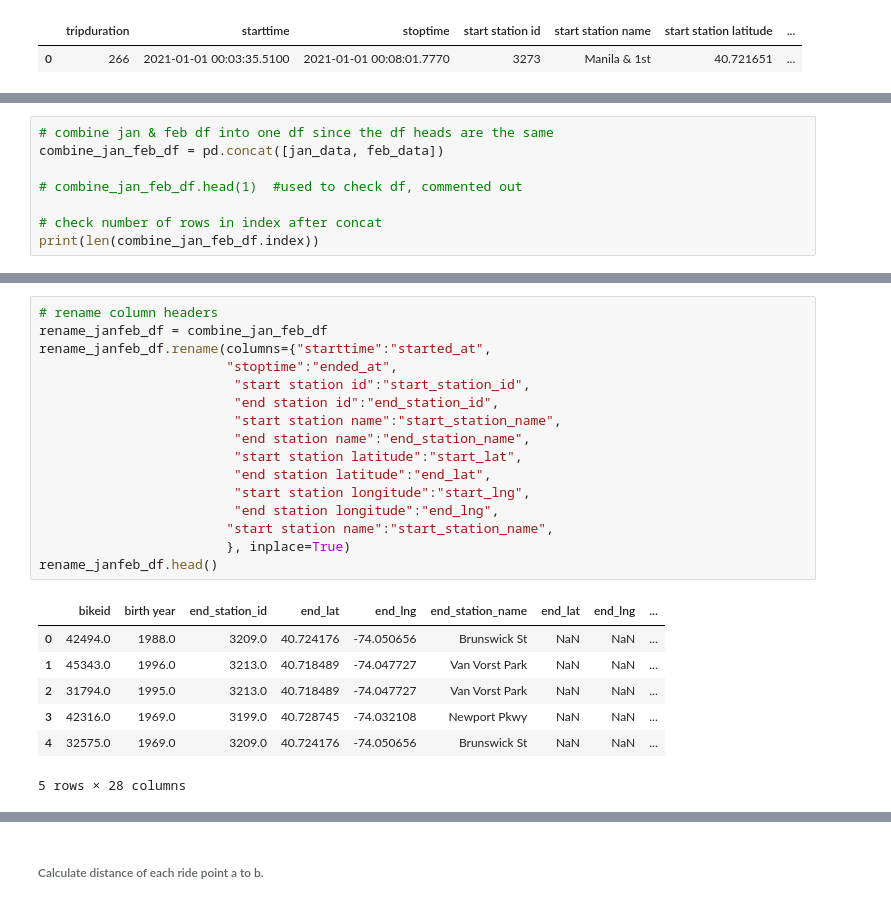
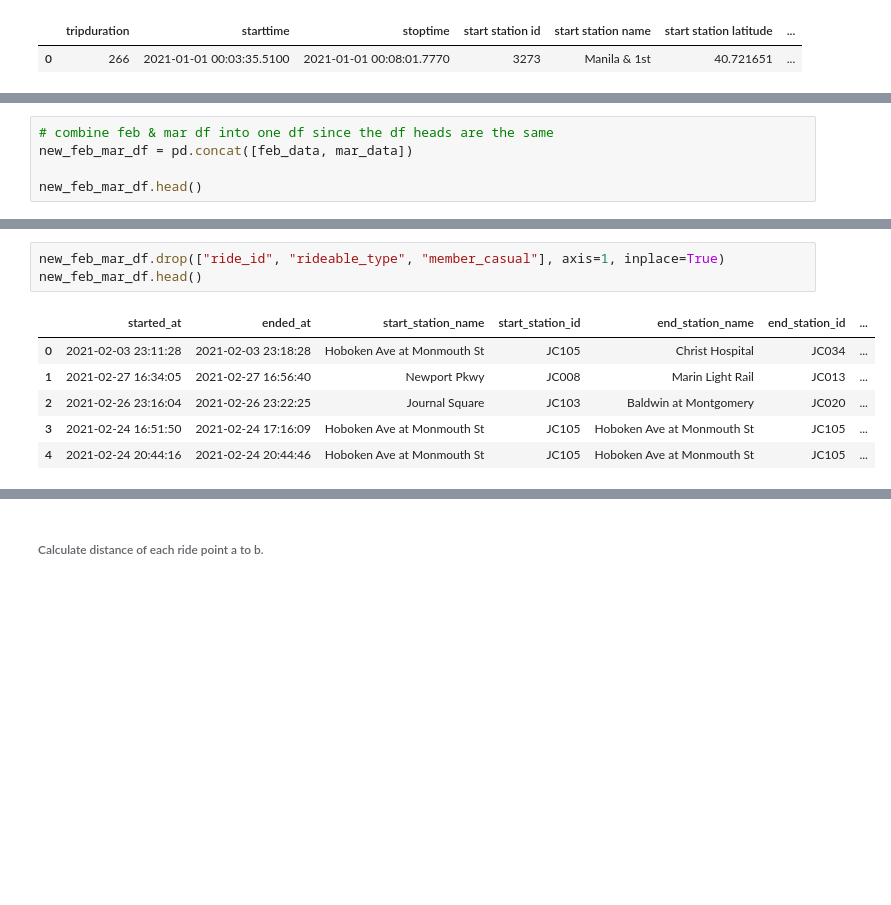
Before and after one commit to speedracer05/Tableau-CitiBike-Visualization, a Jupyter notebook: CityBike_transform_data.ipynb, the cells around one changed output, grey strips where cells are left out. Drawn from its saved outputs; the diff is of its cells as text; blank space fills up the shorter version.

```diff
--- a/CityBike_transform_data.ipynb
+++ b/CityBike_transform_data.ipynb
@@ -43,9 +68,6 @@ print(len(mar_data.columns))
 # %%
-# combine jan & feb df into one df since the df heads are the same
-combine_jan_feb_df = pd.concat([jan_data, feb_data])
+# combine feb & mar df into one df since the df heads are the same
+new_feb_mar_df = pd.concat([feb_data, mar_data])
 
-# combine_jan_feb_df.head(1)  #used to check df, commented out
-
-# check number of rows in index after concat
-print(len(combine_jan_feb_df.index))
+new_feb_mar_df.head()
 # %% [output]
@@ -58,25 +80,11 @@ To retain the current behavior and silence the warning, pass 'sort=True'.
 # %%
-# rename column headers
-rename_janfeb_df = combine_jan_feb_df
-rename_janfeb_df.rename(columns={"starttime":"started_at",
-                        "stoptime":"ended_at",
-                         "start station id":"start_station_id",
-                         "end station id":"end_station_id",
-                         "start station name":"start_station_name",
-                         "end station name":"end_station_name",
-                         "start station latitude":"start_lat",
-                         "end station latitude":"end_lat",
-                         "start station longitude":"start_lng",
-                         "end station longitude":"end_lng",
-                        "start station name":"start_station_name",
-                        }, inplace=True)
-rename_janfeb_df.head()
+new_feb_mar_df.drop(["ride_id", "rideable_type", "member_casual"], axis=1, inplace=True)
+new_feb_mar_df.head()
 # %% [output]
-|  | bikeid | birth year | end_station_id | end_lat | end_lng | end_station_name | end_lat | end_lng | ... |
-| 0 | 42494.0 | 1988.0 | 3209.0 | 40.724176 | -74.050656 | Brunswick St | NaN | NaN | ... |
-| 1 | 45343.0 | 1996.0 | 3213.0 | 40.718489 | -74.047727 | Van Vorst Park | NaN | NaN | ... |
-| 2 | 31794.0 | 1995.0 | 3213.0 | 40.718489 | -74.047727 | Van Vorst Park | NaN | NaN | ... |
-| 3 | 42316.0 | 1969.0 | 3199.0 | 40.728745 | -74.032108 | Newport Pkwy | NaN | NaN | ... |
-| 4 | 32575.0 | 1969.0 | 3209.0 | 40.724176 | -74.050656 | Brunswick St | NaN | NaN | ... |
+|  | started_at | ended_at | start_station_name | start_station_id | end_station_name | end_station_id | ... |
+| 0 | 2021-02-03 23:11:28 | 2021-02-03 23:18:28 | Hoboken Ave at Monmouth St | JC105 | Christ Hospital | JC034 | ... |
+| 1 | 2021-02-27 16:34:05 | 2021-02-27 16:56:40 | Newport Pkwy | JC008 | Marin Light Rail | JC013 | ... |
+| 2 | 2021-02-26 23:16:04 | 2021-02-26 23:22:25 | Journal Square | JC103 | Baldwin at Montgomery | JC020 | ... |
+| 3 | 2021-02-24 16:51:50 | 2021-02-24 17:16:09 | Hoboken Ave at Monmouth St | JC105 | Hoboken Ave at Monmouth St | JC105 | ... |
+| 4 | 2021-02-24 20:44:16 | 2021-02-24 20:44:46 | Hoboken Ave at Monmouth St | JC105 | Hoboken Ave at Monmouth St | JC105 | ... |
-5 rows × 28 columns
 # %%
```
Also changed, not shown: parts of 11 cells of this notebook, 1 other file.
